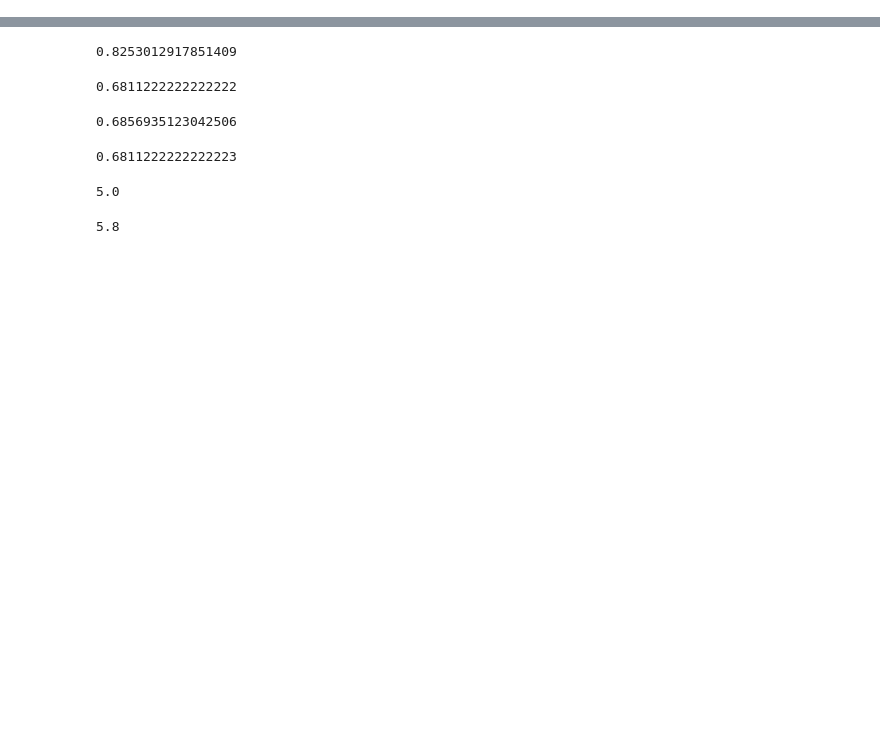
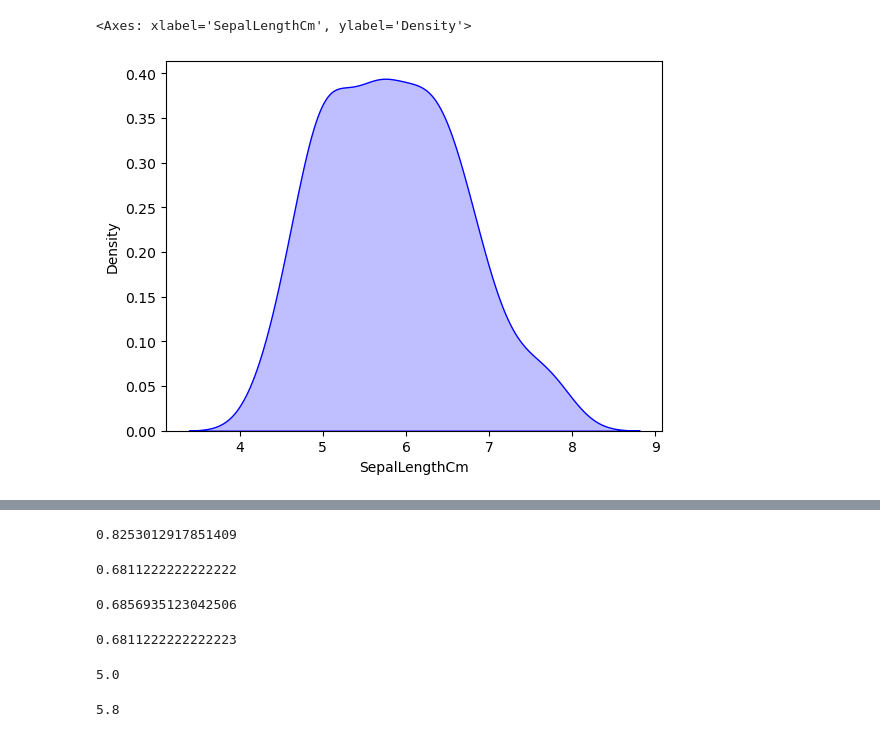
Before and after one commit to Msrevalli/EDA-Exploratory-Data-Analysis, a Jupyter notebook: iris-data-distribution.ipynb, the cells around one changed output, grey strips where cells are left out. Drawn from its saved outputs; the diff is of its cells as text; code cells hidden in the pictures; blank space fills up the shorter version.

```diff
--- a/iris-data-distribution.ipynb
+++ b/iris-data-distribution.ipynb
@@ -63,0 +83,5 @@ dtype: int64
+# %%
+sns.kdeplot(data['SepalLengthCm'], color='b', shade=True, label='sepal_length')
+# %% [output]
+<Axes: xlabel='SepalLengthCm', ylabel='Density'>
+[figure, added]
```
Also changed, not shown: parts of 9 cells of this notebook, 1 other file.
